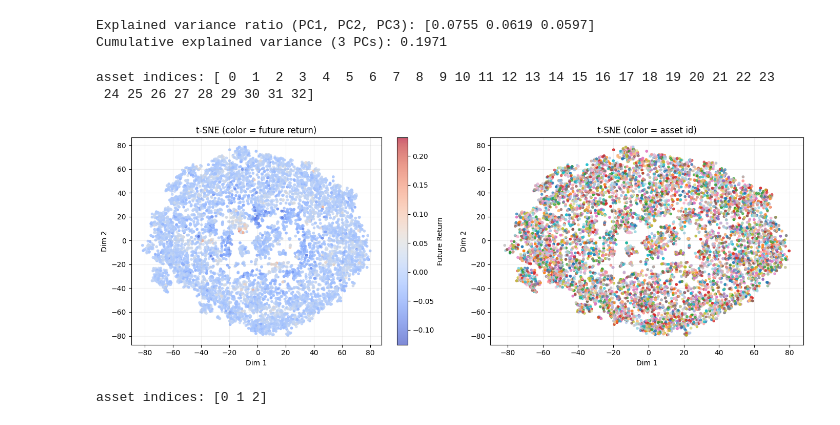
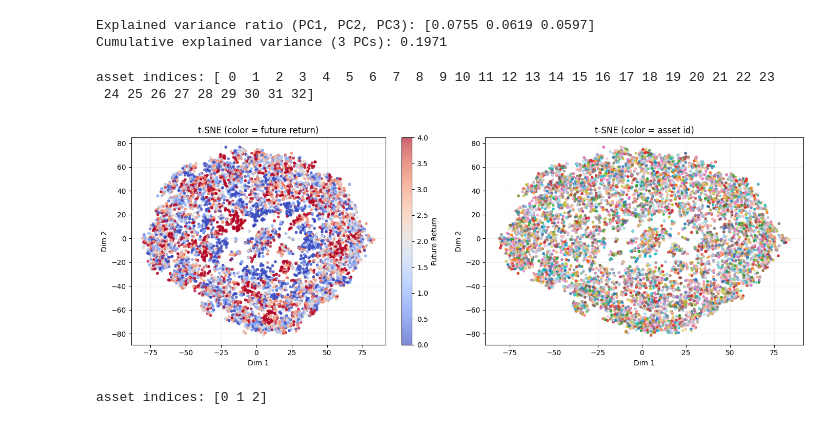
Before and after one commit to Olba147/DrlPpoTransformer, a Jupyter notebook: notebooks/jepa_embedding_analysis2.ipynb, the cells around one changed output. Cells and saved outputs as stored; diff of their text form; code cells hidden in the pictures.

```diff
--- a/notebooks/jepa_embedding_analysis2.ipynb
+++ b/notebooks/jepa_embedding_analysis2.ipynb
@@ -274,7 +274,7 @@ def collect_embeddings(loader, model, cfg, max_batches=None):
         # Future return over target horizon using raw close prices
         close_path = batch['ohlcv_target'][..., 3].float()  # [B, pred_len]
         ret = (close_path[:, -1] - close_path[:, 0]) / (close_path[:, 0].abs() + 1e-8)
-        vol = torch.std(torch.log(close_path), dim=1, keepdim=True)
+        vol = torch.std(ret, dim=0)
 
         all_emb.append(z.detach().cpu().numpy())
         all_asset.append(batch['asset_id'].detach().cpu().numpy())
@@ -496,7 +505,7 @@ MAX_TSNE_POINTS = 10000
 n = len(Xte)
 idx = np.random.choice(n, size=min(MAX_TSNE_POINTS, n), replace=False)
 X_tsne_in = Xtr[idx]
-y_tsne = y_ret[idx]
+y_tsne = y_ret_binned[idx]
 a_tsne = a_train[idx]
 
 print(f"asset indices: {np.unique(a_tsne)}")
@@ -505,34 +514,34 @@ tsne = TSNE(n_components=2, perplexity=30, learning_rate='auto', init='pca', ran
 X_tsne = tsne.fit_transform(X_tsne_in)
 
 fig, axes = plt.subplots(1, 2, figsize=(14, 5))
 
 sc = axes[0].scatter(X_tsne[:, 0], X_tsne[:, 1], c=y_tsne, s=9, alpha=0.65, cmap='coolwarm')
 axes[0].set_title('t-SNE (color = future return)')
 axes[0].set_xlabel('Dim 1')
 axes[0].set_ylabel('Dim 2')
 axes[0].grid(alpha=0.2)
 # add colorbar
 fig.colorbar(sc, ax=axes[0], label='Future Return')
 
 # color by asset id (top frequent assets only)
 unique_assets, counts = np.unique(a_tsne, return_counts=True)
 top_assets = set(unique_assets[np.argsort(-counts)[:-1]].tolist())
 asset_plot = np.array([x if x in top_assets else -1 for x in a_tsne])
 axes[1].scatter(X_tsne[:, 0], X_tsne[:, 1], c=asset_plot, s=9, alpha=0.65, cmap='tab20')
 #axes[1].legend(top_assets, loc='upper right')
 axes[1].set_title('t-SNE (color = asset id)')
 axes[1].set_xlabel('Dim 1')
 axes[1].set_ylabel('Dim 2')
 axes[1].grid(alpha=0.2)
 
 
 
 plt.tight_layout()
 plt.show()
 # %% [output]
 asset indices: [ 0  1  2  3  4  5  6  7  8  9 10 11 12 13 14 15 16 17 18 19 20 21 22 23
  24 25 26 27 28 29 30 31 32]
-[figure, old version]
+[figure, new version]
 # %%
 # ---------- Visualization 2: t-SNE ----------
 # t-SNE is expensive; sample for speed and readability
```
Also changed, not shown: parts of 1 cell of this notebook, 1 other file.
